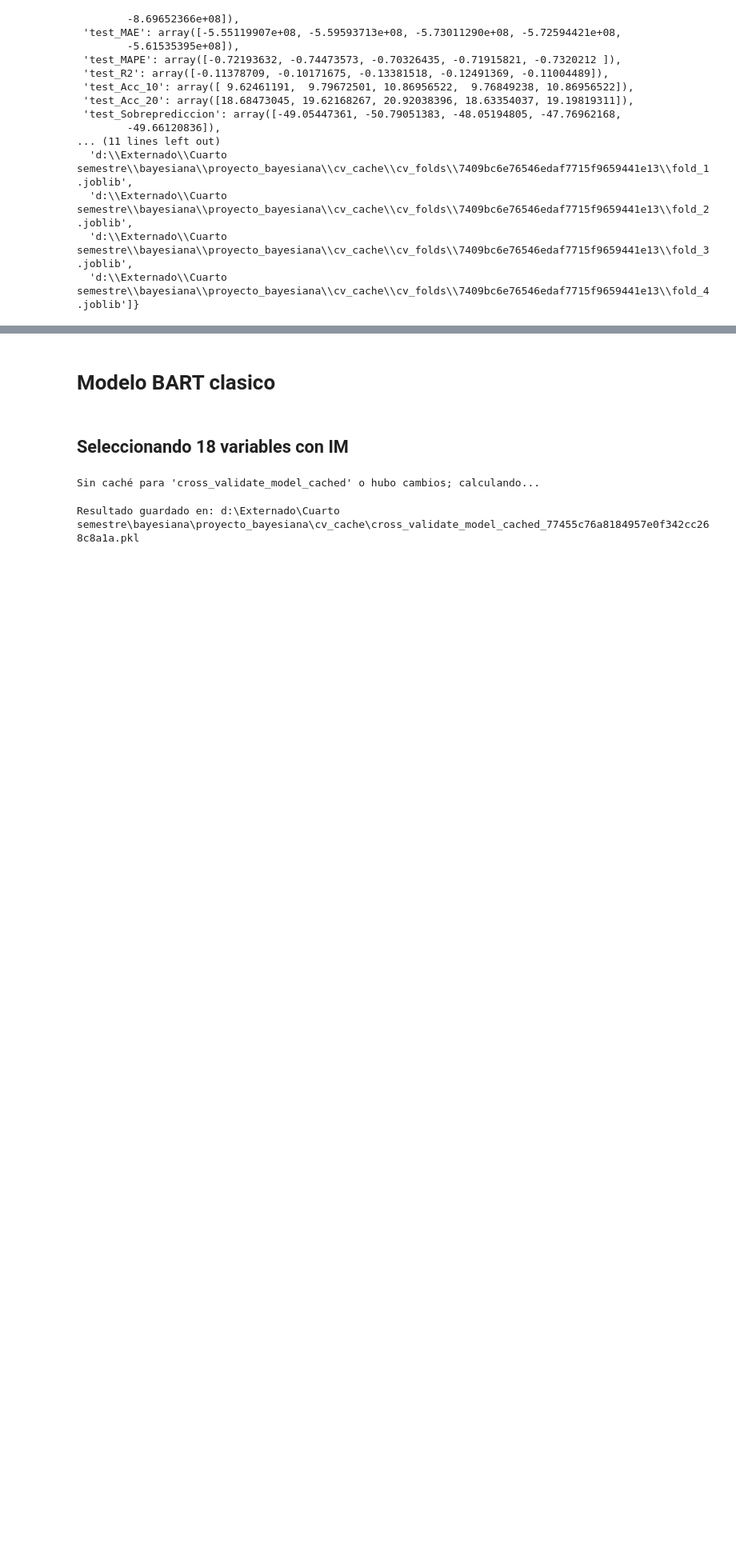
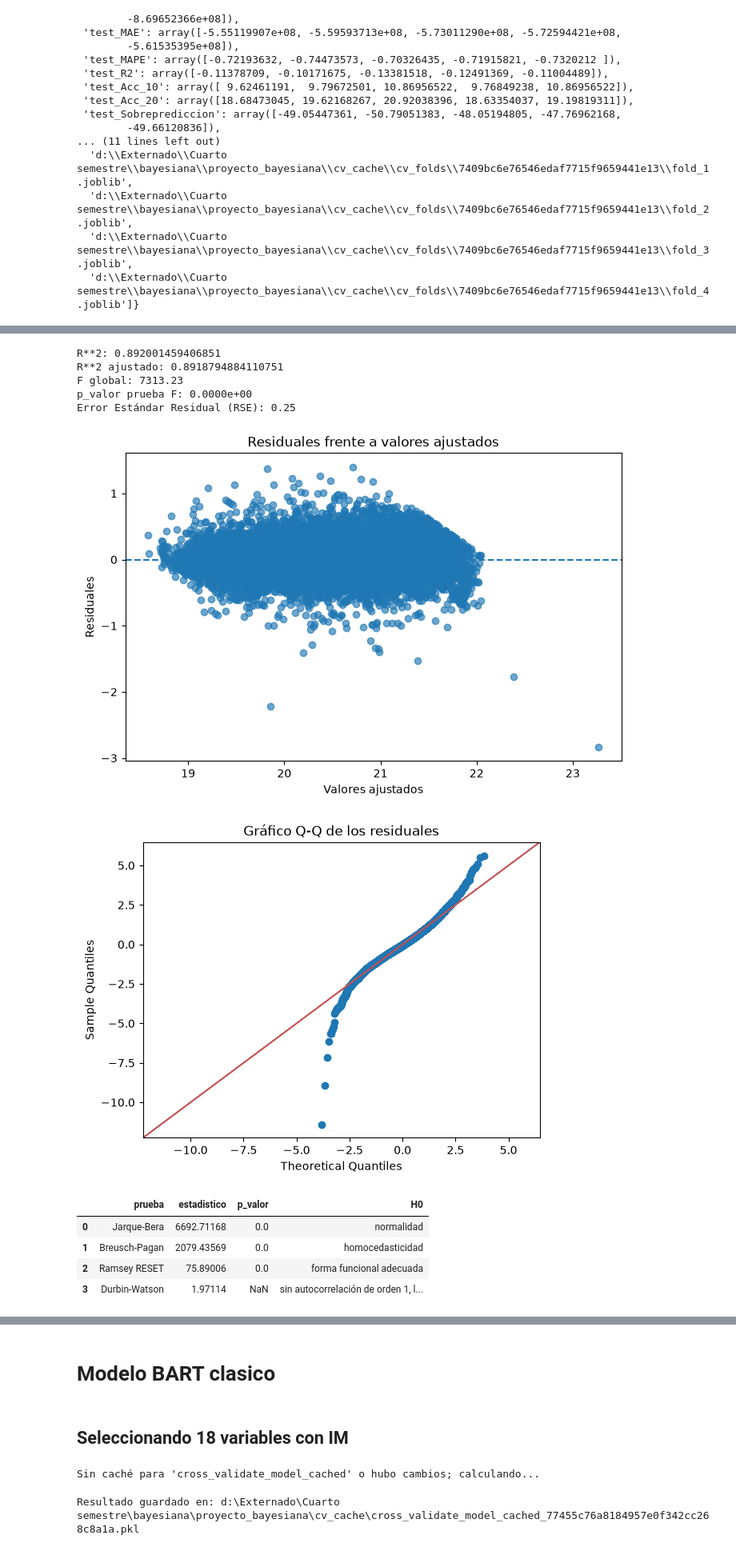
Before and after one commit to juanpablocarrillohortua/BART-trees-for-estimating-housing-prices-in-Bogot-, a Jupyter notebook: notebooks/BART_Trees.ipynb, the cells around one changed output, grey strips where cells are left out. Shown at 80% size. Saved outputs shown, nothing was run; the diff lists cells and outputs as text; code cells hidden in the pictures; blank space fills up the shorter version.

```diff
--- a/notebooks/BART_Trees.ipynb
+++ b/notebooks/BART_Trees.ipynb
@@ -1201,0 +1306,14 @@ cv_results
+# %%
+ols_cv_results = {
+    n_features: cross_validate_model_cached(
+        create_linear_selection_pipeline(LinearRegression(), n_features),
+        X_train,
+        y_train,
+        cv=KFold(n_splits=5, shuffle=True, random_state=42),
+        metrics=METRICAS_CV,
+        n_jobs=1,
+        return_estimator=False,
+    )
+    for n_features in (6, 18)
+}
+gc.collect()
@@ -1201,0 +1375,13 @@ cv_results
+# %%
+# The k with the lowest mean MAPE (sklearn stores it negated).
+best_k = max(
+    ols_cv_results, key=lambda k: ols_cv_results[k]["test_MAPE"].mean()
+)
+ols_report = fit_report(
+    create_linear_selection_pipeline(LinearRegression(), best_k),
+    X_train,
+    y_train,
+    X_test,
+)
+ols_features = ols_report["features"]
+print(f"k = {best_k}: {list(ols_features.columns)}")
@@ -1201,0 +1392,8 @@ cv_results
+# %%
+ols_model = sm.OLS(
+    np.log(y_train.loc[ols_features.index]),
+    sm.add_constant(ols_features.astype(float), has_constant="add"),
+).fit()
+diagnostico_ols = DiagnosticoOLS(ols_model)
+diagnostico_ols.reporte_completo(hc3=True)
+# %% [output]
@@ -1201,0 +1432,12 @@ cv_results
+R**2: 0.892001459406851
+R**2 ajustado: 0.8918794884110751
+F global: 7313.23
+p_valor prueba F: 0.0000e+00
+Error Estándar Residual (RSE): 0.25
+[figure, added]
+[figure, added]
+|  | prueba | estadistico | p_valor | H0 |
+| 0 | Jarque-Bera | 6692.71168 | 0.0 | normalidad |
+| 1 | Breusch-Pagan | 2079.43569 | 0.0 | homocedasticidad |
+| 2 | Ramsey RESET | 75.89006 | 0.0 | forma funcional adecuada |
+| 3 | Durbin-Watson | 1.97114 | NaN | sin autocorrelación de orden 1, l... |
```
Also changed, not shown: parts of 19 cells of this notebook, 1 other file.
